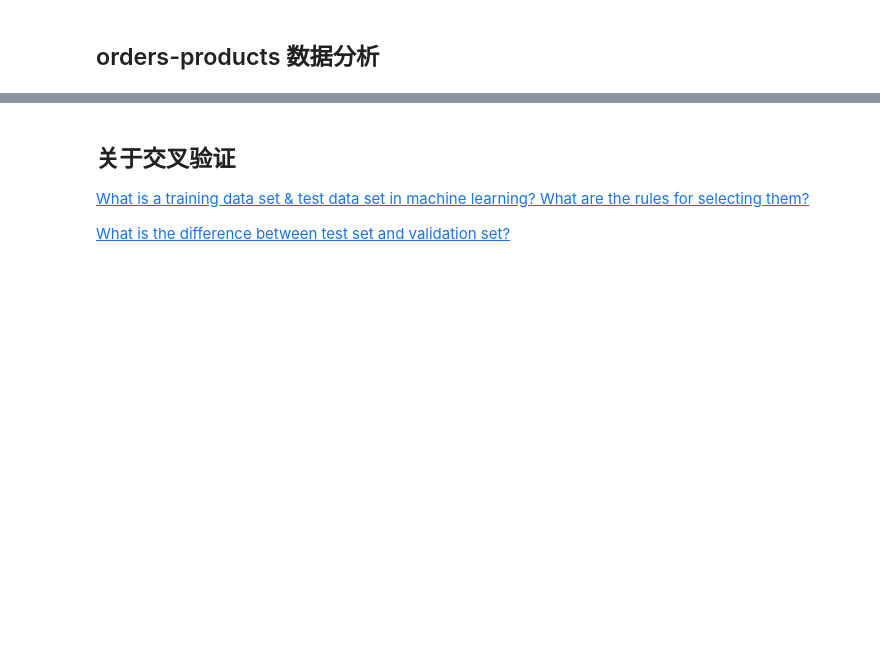
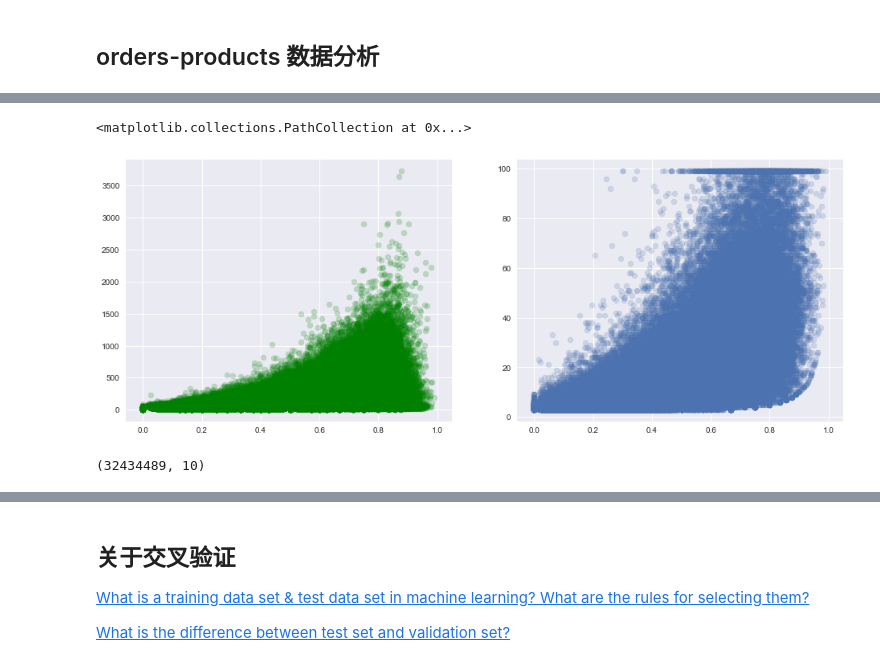
Before and after one commit to shenc3/kaggle_note, a Jupyter notebook: Instacart/analys_orders.ipynb, the cells around one changed output, grey strips where cells are left out. Drawn from its saved outputs; the diff is of its cells as text; code cells hidden in the pictures; blank space fills up the shorter version.

```diff
--- a/Instacart/analys_orders.ipynb
+++ b/Instacart/analys_orders.ipynb
@@ -129,0 +211,8 @@ orders = pd.read_csv("../../Instacart/orders.csv")
+# %%
+# 复购率 vs 购物量 / 订单量
+fig, (ax1, ax2) = plt.subplots(nrows=1, ncols=2, figsize=(16,6))
+ax1.scatter(user_reord_rate, user_prods, alpha=0.2, color='g')
+ax2.scatter(user_reord_rate, user_orders, alpha=0.2)
+# %% [output]
+<matplotlib.collections.PathCollection at 0x...>
+[figure, added]
@@ -129,0 +222,4 @@ orders = pd.read_csv("../../Instacart/orders.csv")
+# %%
+prior.shape
+# %% [output]
+(32434489, 10)
```
Also changed, not shown: parts of 16 cells of this notebook.
